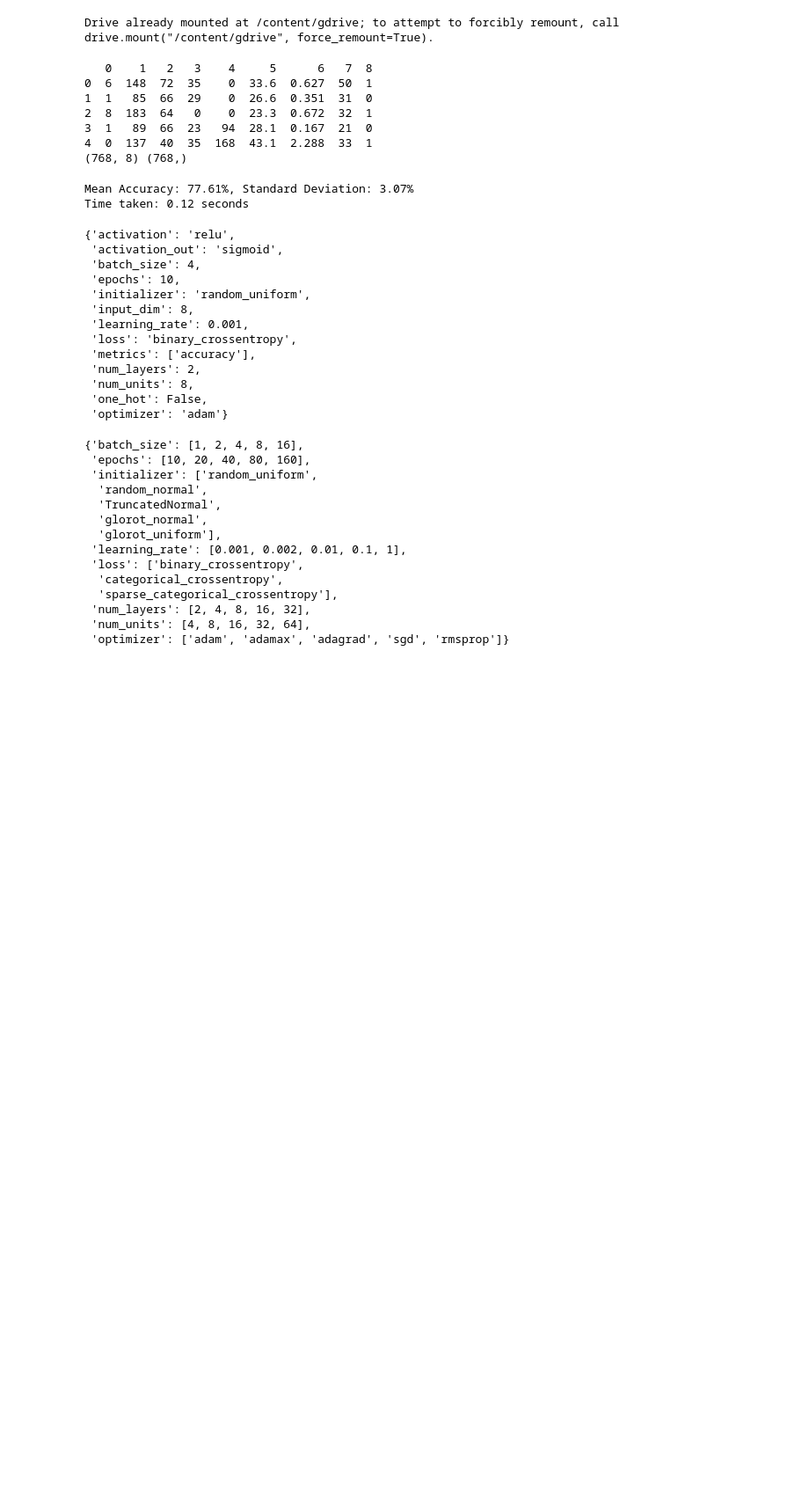
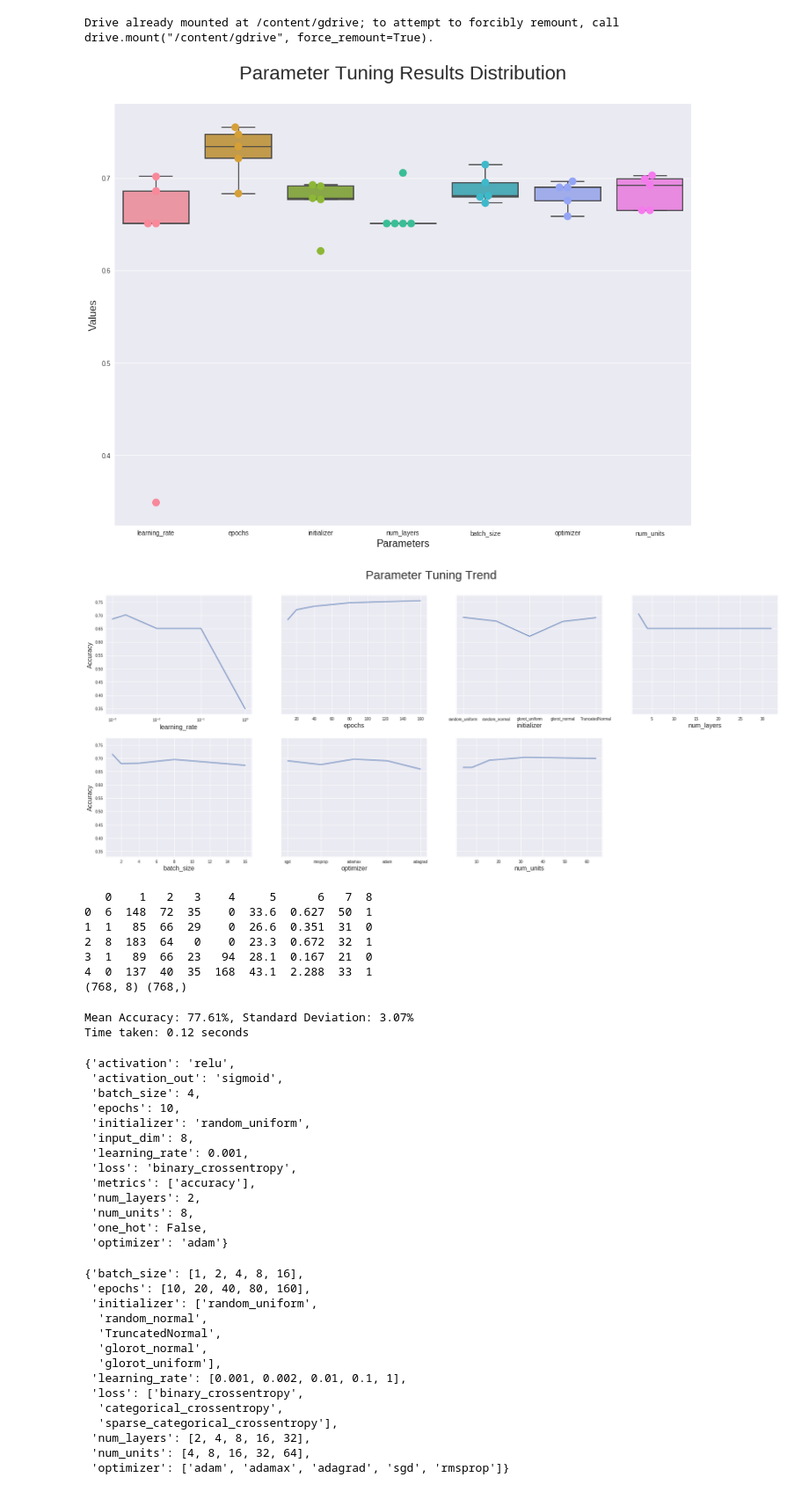
Before and after one commit to georgeliu1998/keras_model_tuning, a Jupyter notebook: keras.ipynb, the cells around one changed output. Shown at 88% size. Saved outputs shown, nothing was run; the diff lists cells and outputs as text; code cells hidden in the pictures; blank space fills up the shorter version.

```diff
--- a/keras.ipynb
+++ b/keras.ipynb
@@ -347,17 +388,9 @@ def visualize_distribution(df):
-# %%
-def visualize_trend(df):
-  """
-  Visualizes a parameter's tuning trend
-
-  Params:
-    param - string, the parameter to visualize
-  returns:
-    best_option: string/integer/float, option with the best accuracy for the given parameter
-  """
-  fig, ax = plt.subplots(figsize=(12, 8))
-  df.plot(x='option', y='value', ax=ax)
-  ax.set_xlim(df.option.min()*0.9, df.option.max()*1.1)
-  plt.show()
+# %%
+visualize_distribution(df)
+visualize_trend(df)
+# %% [output]
+[figure, added]
+[figure, added]
 # %%
 df = pd.read_csv("/content/gdrive/My Drive/pima-indians-diabetes.csv", header=None)
 print(df.head())
```
Also changed, not shown: parts of 8 cells of this notebook.
